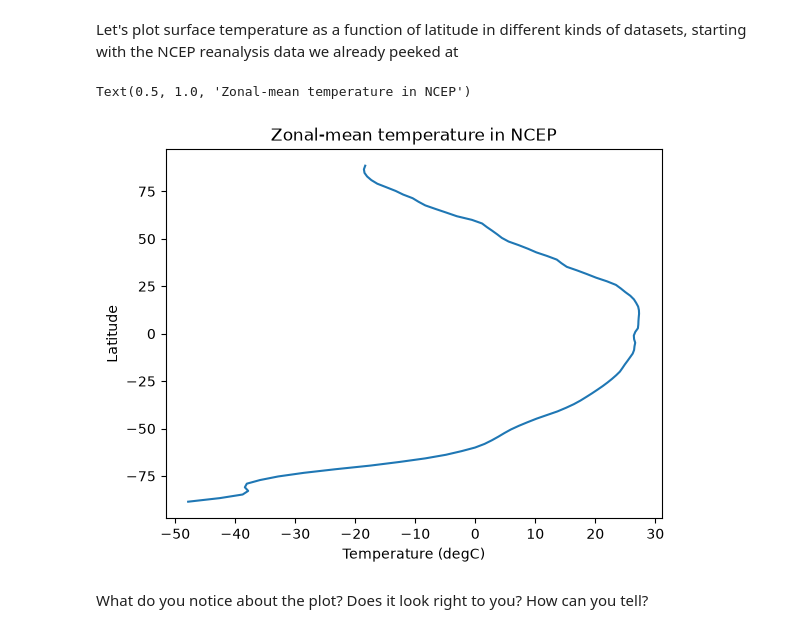
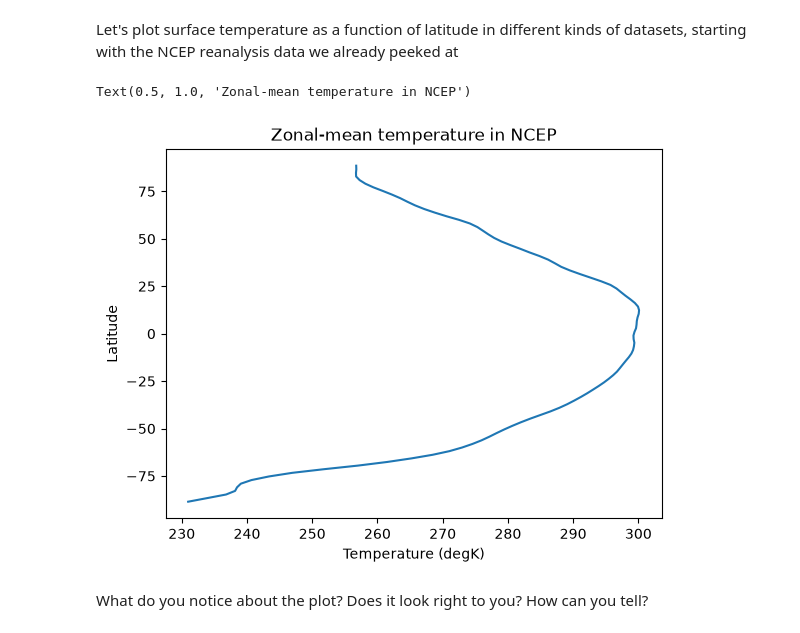
Before and after one commit to margaretduffy/climlab_6030, a Jupyter notebook: courseware_6030/unit_0/climate-data-primer.ipynb, the cells around one changed output. Saved outputs shown, nothing was run; the diff lists cells and outputs as text; code cells hidden in the pictures.

Commit message:
Unit 1

```diff
--- a/courseware_6030/unit_0/climate-data-primer.ipynb
+++ b/courseware_6030/unit_0/climate-data-primer.ipynb
@@ -26,6 +26,6 @@ Let's peek at surface temperature in NCEP reanalysis
 import climlab
 import xarray as xr
 # %%
-ncep_url = "http://www.esrl.noaa.gov/psd/thredds/dodsC/Datasets/ncep.reanalysis.derived/"
-ncep_Ts = xr.open_dataset( ncep_url + "surface_gauss/skt.sfc.mon.1981-2010.ltm.nc", decode_times=False)
+ncep_url = "http://www.esrl.noaa.gov/psd/thredds/dodsC/"
+ncep_T2m = xr.open_dataset(ncep_url + "Datasets/ncep.reanalysis2.derived/LTMs/gaussian_grid/air.2m.mon.ltm.1981-2010.nc", decode_times = False)['air'].isel(level = 0)
 # %%
@@ -87,13 +66,13 @@ Let's plot surface temperature as a function of latitude in different kinds of d
 # %%
 import matplotlib.pyplot as plt
 # %%
-plt.plot(ncep_Ts['skt'].mean('lon').mean('time'), ncep_Ts['lat'])
-plt.xlabel('Temperature (' + ncep_Ts['skt'].units + ')')
+plt.plot(ncep_T2m.mean('lon').mean('time'), ncep_T2m['lat'])
+plt.xlabel('Temperature (' + ncep_T2m.units + ')')
 plt.ylabel('Latitude')
 plt.title('Zonal-mean temperature in NCEP')
 # %% [output]
 Text(0.5, 1.0, 'Zonal-mean temperature in NCEP')
-[figure, old version]
+[figure, new version]
 # %% [markdown]
 What do you notice about the plot? Does it look right to you? How can you tell?
 # %% [markdown]
```
Also changed, not shown: parts of 15 cells of this notebook, 9 other files.
